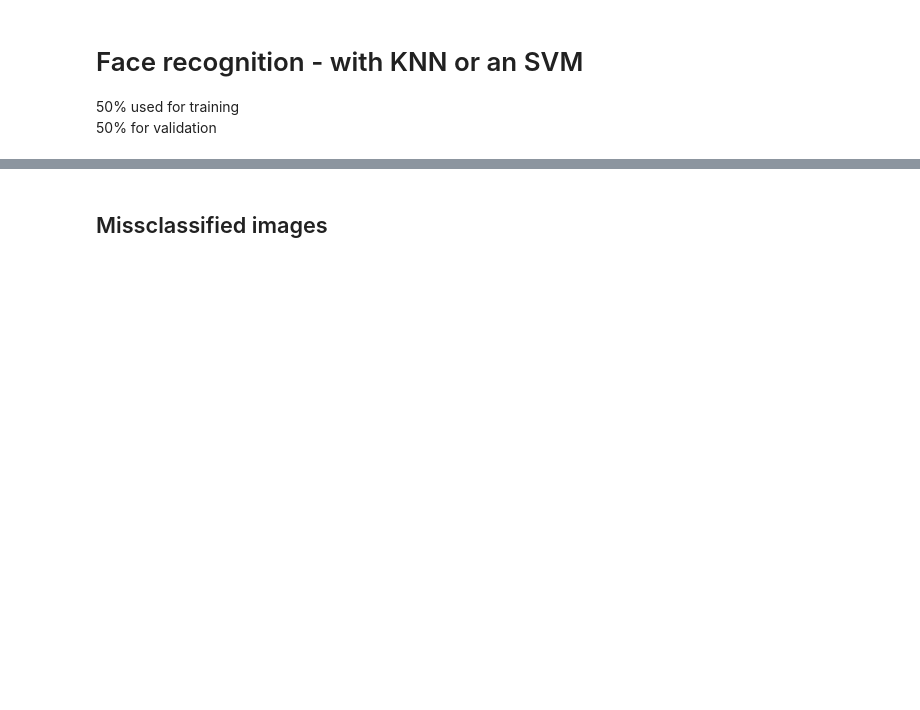
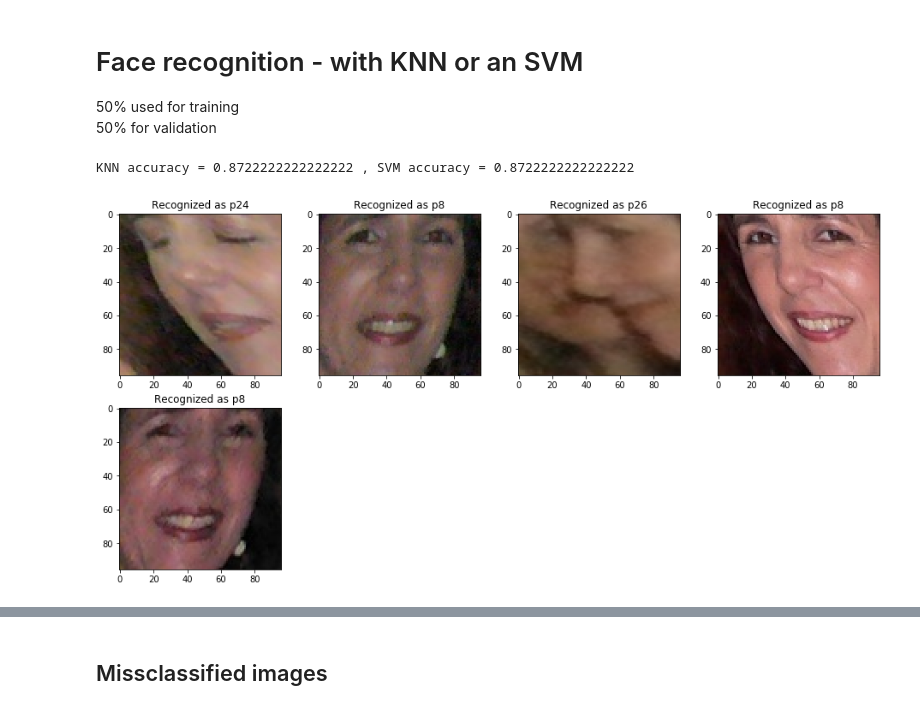
Before and after one commit to Thulio-Carvalho/DeepEvents, a Jupyter notebook: FaceNet.ipynb, the cells around one changed output, grey strips where cells are left out. Drawn from its saved outputs; the diff is of its cells as text; code cells hidden in the pictures; blank space fills up the shorter version.

```diff
--- a/FaceNet.ipynb
+++ b/FaceNet.ipynb
@@ -314,7 +346,7 @@ from sklearn.preprocessing import LabelEncoder
 from sklearn.neighbors import KNeighborsClassifier
 from sklearn.svm import LinearSVC
 
-targets = np.array([m.name for m in metadata])
+targets = np.array([m.name for m in metadata_faces])
 
 encoder = LabelEncoder()
 encoder.fit(targets)
@@ -322,8 +354,8 @@ encoder.fit(targets)
 # Numerical encoding of identities
 y = encoder.transform(targets)
 
-test_idx = np.arange(metadata.shape[0]) % 2 != 0
-train_idx = np.arange(metadata.shape[0]) % 2 == 0
+test_idx = np.arange(metadata_faces.shape[0]) % 2 != 0
+train_idx = np.arange(metadata_faces.shape[0]) % 2 == 0
 
 # 50 train examples of 10 identities (5 examples each)
 X_train = embedded[train_idx]
@@ -344,7 +376,9 @@ acc_knn = accuracy_score(y_test, y_pred_knn)
 y_pred_svc = knn.predict(X_test)
 acc_svc = accuracy_score(y_test, y_pred_svc)
 
-print(f'KNN accuracy = {acc_knn}, SVM accuracy = {acc_svc}')
+print('KNN accuracy = ' + str(acc_knn) + ' , SVM accuracy = ' + str(acc_svc))
+# %% [output]
+KNN accuracy = 0.8722222222222222 , SVM accuracy = 0.8722222222222222
 # %%
 import warnings
 # Suppress LabelEncoder warning
@@ -357,20 +391,22 @@ def show_prediction(example_idx):
     example_identity = encoder.inverse_transform(example_prediction)[0]
 
     plt.imshow(example_image)
-    plt.title(f'Recognized as {example_identity}');
+    plt.title('Recognized as ' + str(example_identity));
 
 def show_predictions(indexes):
     plt.figure(figsize=(16,16))
 
     for i, idx in enumerate(indexes[:16]):
-        example_image = load_image(metadata[test_idx][idx].image_path())
+        example_image = load_image(metadata_faces[test_idx][idx].image_path())
         example_prediction = knn.predict([embedded[test_idx][idx]])
         example_identity = encoder.inverse_transform(example_prediction)[0]
 
         plt.subplot(4,4,i+1)
         plt.imshow(example_image)
-        plt.title(f'Recognized as {example_identity}');
+        plt.title('Recognized as ' + str(example_identity))
 # %%
-show_predictions(range(47,50))
+show_predictions(range(5, 10))
+# %% [output]
+[figure, added]
 # %%
 show_predictions(range(55,60))
```
Also changed, not shown: parts of 11 cells of this notebook.
